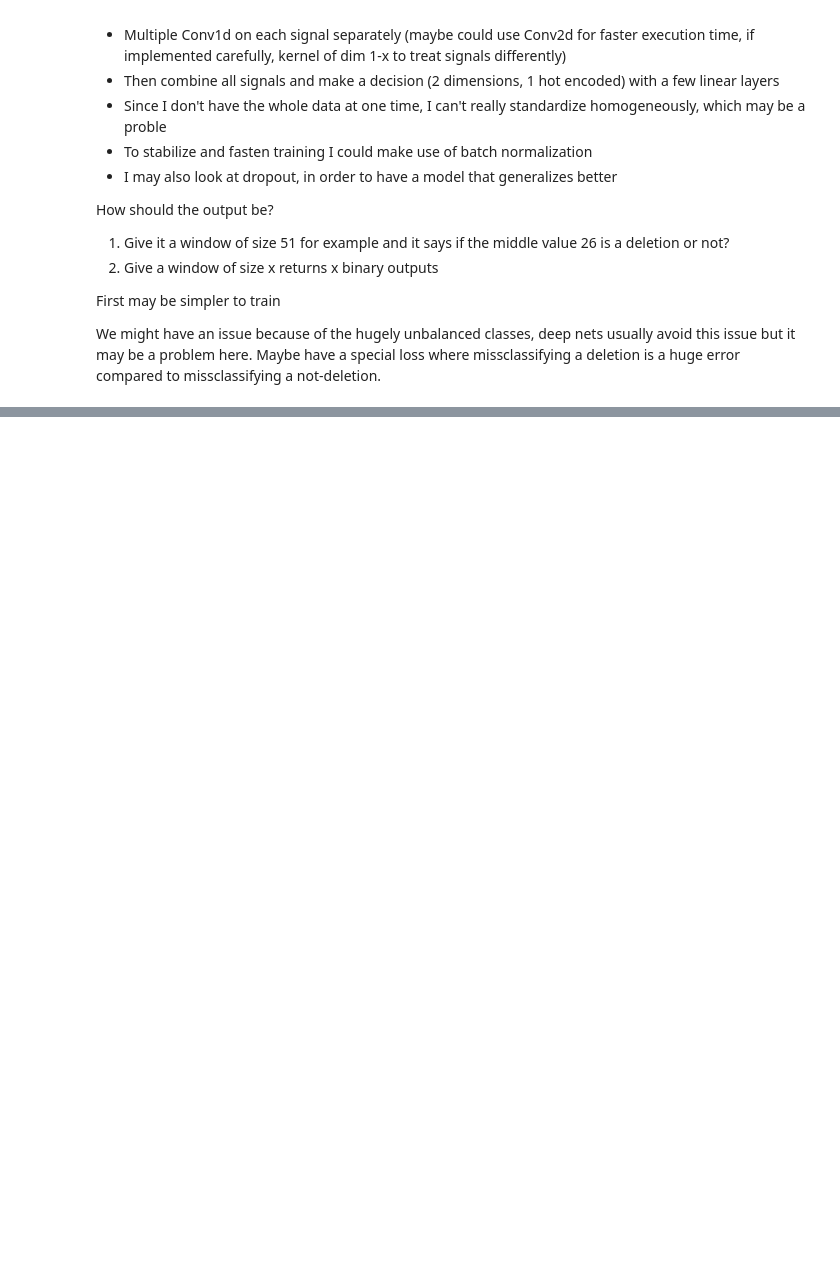
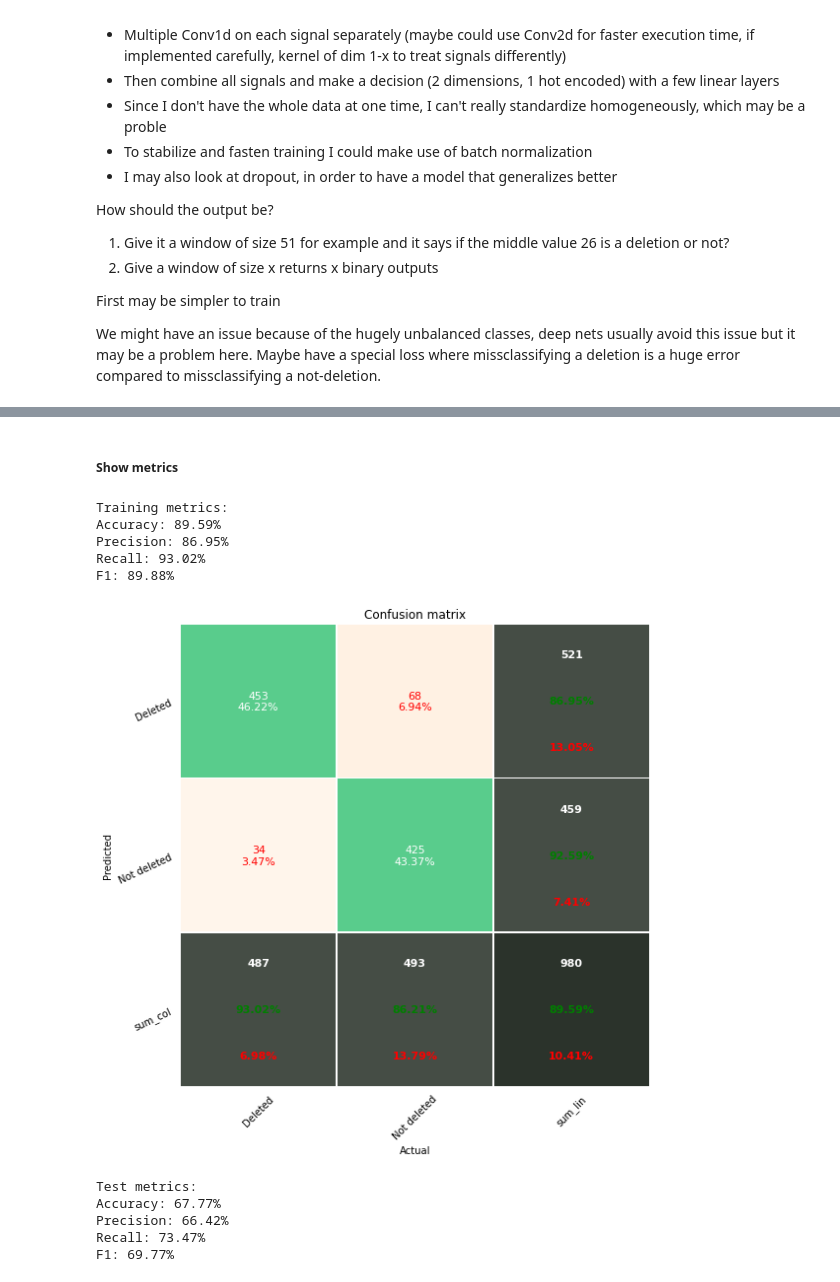
Before and after one commit to Gorzen/Genome-Center-Project, a Jupyter notebook: roadmap.ipynb, the cells around one changed output, grey strips where cells are left out. Saved outputs shown, nothing was run; the diff lists cells and outputs as text; code cells hidden in the pictures; blank space fills up the shorter version.

Commit message:
Train RF classifier, hyperparameter search, show metrics

```diff
--- a/roadmap.ipynb
+++ b/roadmap.ipynb
@@ -806,5 +814,11 @@ Wall time: 51.9 s
 # %% [markdown]
 As we can see, the computation time makes sense, `Coverage` is the most complicated signal, followed by `MappingErrors`
+# %%
+X = data.reshape(all_positions.shape[0], -1)
+y = np.zeros(all_positions.shape[0])
+y[np.arange(delete_positions.shape[0])] = 1 # First positions are delete_positions
+
+X_train, X_test, y_train, y_test = train_test_split(X, y, test_size=0.33, random_state=42)
 # %% [markdown]
 ## 6. Machine learning
 # %% [markdown]
@@ -824,0 +861,3 @@ We might have an issue because of the hugely unbalanced classes, deep nets usual
+# %%
+n_jobs = 8
+random_state = 42
@@ -824,0 +965,14 @@ We might have an issue because of the hugely unbalanced classes, deep nets usual
+# %%
+%%time
+
+min_samples_splits = np.linspace(best_min_samples_split-2, best_min_samples_split+2, 5, dtype=int)
+min_samples_leaves = np.linspace(1, 2, 2, dtype=int)
+n_estimators = np.linspace(best_n_estimators-100, best_n_estimators+100, 21, dtype=int)
+
+best_criterion_final, best_max_features_final, best_min_impurity_decrease_final, best_min_samples_split_final, best_min_samples_leaf_final, best_n_estimators_final = hyperparameter_grid_score(
+                                                                                                                                                                        [best_criterion],\
+                                                                                                                                                                        [best_max_features],\
+                                                                                                                                                                        [best_min_impurity_decrease],\
+                                                                                                                                                                        min_samples_splits,\
+                                                                                                                                                                        min_samples_leaves,\
+                                                                                                                                                                        n_estimators)
@@ -824,0 +990,33 @@ We might have an issue because of the hugely unbalanced classes, deep nets usual
+# %% [markdown]
+##### Show metrics
+# %%
+clf = RandomForestClassifier(criterion=best_criterion_final,\
+                             max_features=best_max_features_final,\
+                             min_impurity_decrease=best_min_impurity_decrease_final,\
+                             min_samples_split=best_min_samples_split_final,\
+                             min_samples_leaf=best_min_samples_leaf_final,\
+                             n_estimators=best_n_estimators_final,\
+                             n_jobs=n_jobs,\
+                             random_state=random_state)
+
+clf.fit(X_train, y_train)
+
+print("Training metrics:")
+pred_train = clf.predict(X_train)
+show_metrics(y_train, pred_train)
+
+print("\n\nTest metrics:")
+pred_test = clf.predict(X_test)
+show_metrics(y_test, pred_test)
+# %% [output]
+Training metrics:
+Accuracy: 89.59%
+Precision: 86.95%
+Recall: 93.02%
+F1: 89.88%
+[figure, added]
+Test metrics:
+Accuracy: 67.77%
+Precision: 66.42%
+Recall: 73.47%
+F1: 69.77%
```
Also changed, not shown: parts of 20 cells of this notebook, 2 other files.
